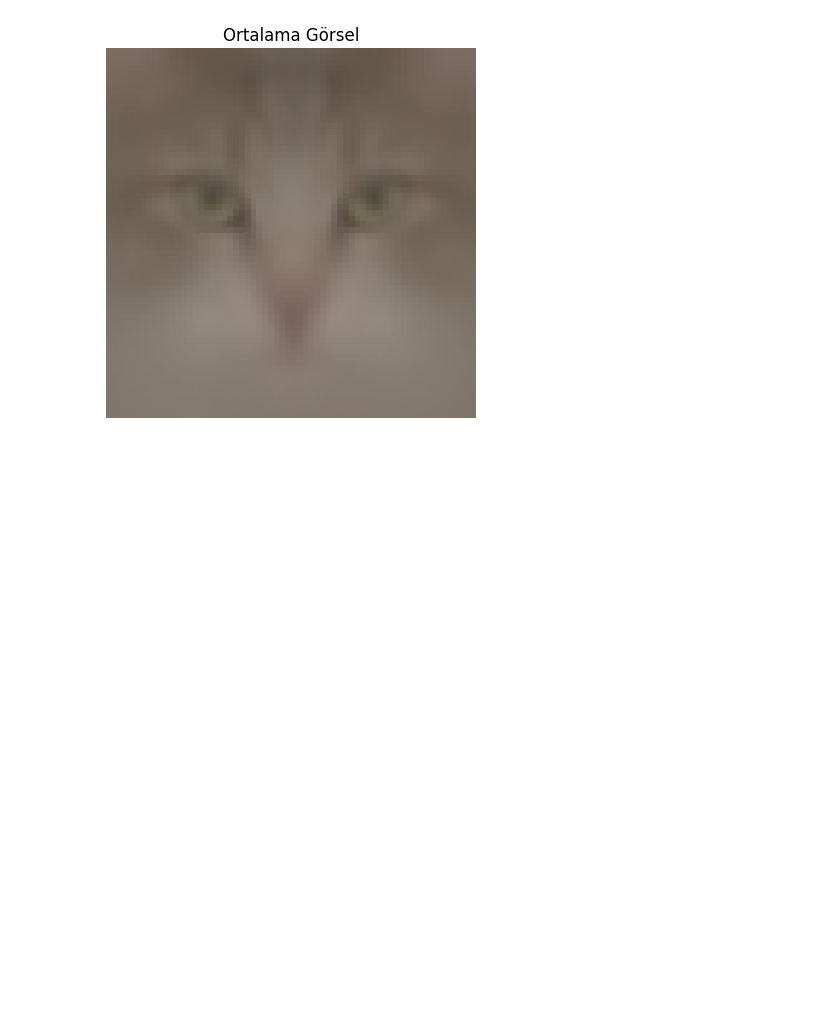
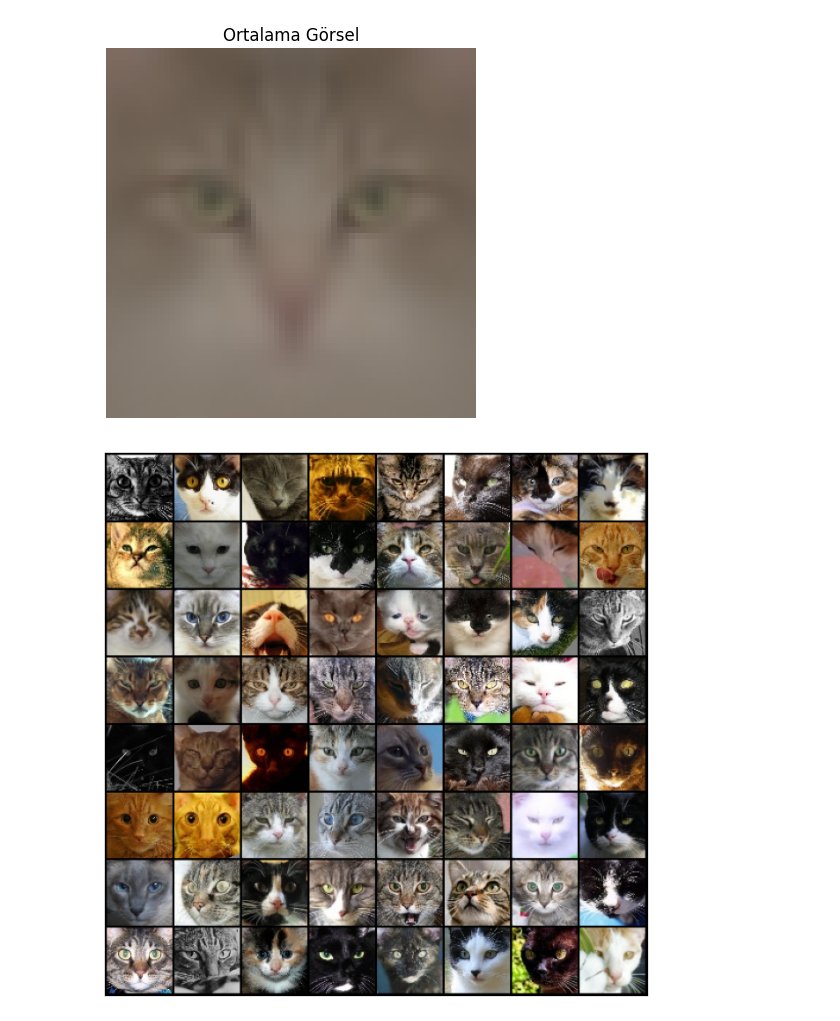
Before and after one commit to NAlpN/GANs-For-Cats, a Jupyter notebook: Cats.ipynb, the cells around one changed output. Cells and saved outputs as stored; diff of their text form; code cells hidden in the pictures; blank space fills up the shorter version.

```diff
--- a/Cats.ipynb
+++ b/Cats.ipynb
@@ -265,0 +268,33 @@ plt.show()
+# %%
+image_size = 64
+batch_size = 128
+stats = (0.5, 0.5, 0.5), (0.5, 0.5, 0.5)
+
+image_path = './cats'
+
+train_ds = ImageFolder(image_path, transform=tt.Compose([
+    tt.Resize(image_size),
+    tt.CenterCrop(image_size),
+    tt.ToTensor(),
+    tt.Normalize(*stats)
+]))
+
+train_dl = DataLoader(train_ds, batch_size, shuffle=True, num_workers=3, pin_memory=True)
+# %%
+def denorm(img_tensors):
+    return img_tensors * torch.tensor(stats[1], device=img_tensors.device).view(3, 1, 1) + \
+           torch.tensor(stats[0], device=img_tensors.device).view(3, 1, 1)
+# %%
+def gorsellestir(images, nmax = 64):
+  fig, ax = plt.subplots(figsize = (8, 8))
+  ax.set_xticks([]); ax.set_yticks([])
+  ax.imshow(make_grid(denorm(images.detach()[:nmax]), nrow = 8).permute(1, 2, 0))
+
+def s_batch(dl, nmax = 64):
+  for images, _ in dl:
+    gorsellestir(images, nmax)
+    break
+
+s_batch(train_dl)
+# %% [output]
+[figure, added]
```
Also changed, not shown: parts of 19 cells of this notebook.
